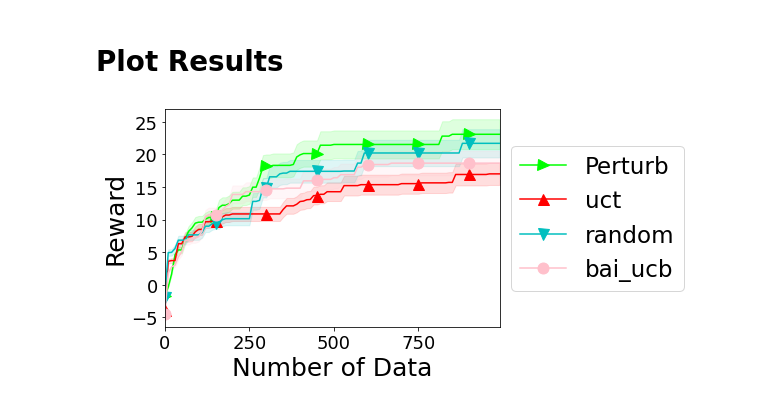
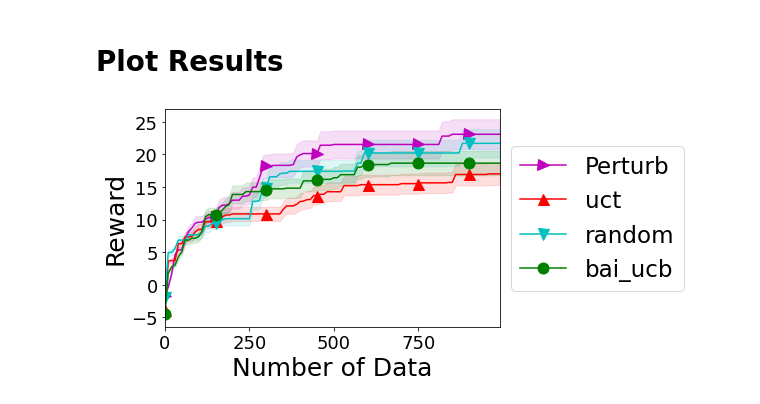
Before and after one commit to jdj2261/pytamp, a Jupyter notebook: results/benchmark1_result.ipynb, the cells around one changed output. Saved outputs shown, nothing was run; the diff lists cells and outputs as text; code cells hidden in the pictures.

```diff
--- a/results/benchmark1_result.ipynb
+++ b/results/benchmark1_result.ipynb
@@ -113,18 +113,18 @@ end_num = 0
 algo = "bai_ucb"
 filename = f'benchmark1_result/benchmark1_test_algo({algo})_budget({budgets})_seed({seed})_{end_num}.npy'
 
-random_final_level_1_values = []
-random_final_level_2_values = []
-random_final_pnp_all_joint_paths = []
+bai_ucb_final_level_1_values = []
+bai_ucb_final_level_2_values = []
+bai_ucb_final_pnp_all_joint_paths = []
 
 with open(filename,'rb') as f:
     data_for_seed = np.load(f, allow_pickle=True)
-    random_final_level_1_values.append(data_for_seed['level_1_values'])
-    random_final_level_2_values.append(data_for_seed['level_2_values'])
-    random_final_pnp_all_joint_paths.append(data_for_seed['pnp_all_joint_paths'])
+    bai_ucb_final_level_1_values.append(data_for_seed['level_1_values'])
+    bai_ucb_final_level_2_values.append(data_for_seed['level_2_values'])
+    bai_ucb_final_pnp_all_joint_paths.append(data_for_seed['pnp_all_joint_paths'])
 
 fig, ax = p_utils.init_2d_figure("test")
-mean_result = np.mean(random_final_level_1_values[0], axis=0)
+mean_result = np.mean(bai_ucb_final_level_1_values[0], axis=0)
 p_utils.plot_values(
     ax,
     mean_result,
@@ -177,23 +177,23 @@ for idx, algo in enumerate(algos):
 # %%
 
 test = [[] for _ in range(len(algos))]
 for idx, algo in enumerate(algos):
     for i in range(n_seeds):
         test[idx].append(np.mean(final_level_1_values[idx][i], axis=0))
 
 # result = np.mean(test, axis=0)
 x_list = 10*np.arange(len(test[0][0]))
 plt.xlim([np.min(x_list),np.max(x_list)])
-linearplot_with_confidence(x_list, test[0], "Perturb", ">", "lime")
+linearplot_with_confidence(x_list, test[0], "Perturb", ">", "m")
 linearplot_with_confidence(x_list, test[1], "uct", "^", "r")
 linearplot_with_confidence(x_list, test[2], "random", "v", "c")
-linearplot_with_confidence(x_list, test[3], "bai_ucb", "o", "pink")
+linearplot_with_confidence(x_list, test[3], "bai_ucb", "o", "g")
 plt.xlabel("Number of Data",fontsize=25)
 plt.ylabel("Reward",fontsize=25)
 
 plt.xticks(x_list[::25],x_list[::25],fontsize=18)
 plt.yticks(fontsize=18)
 plt.legend(loc='center left', bbox_to_anchor=(1, 0.5), prop={'size' : 23})
 plt.show()
 # %% [output]
-[figure, old version]
+[figure, new version]
```
Also changed, not shown: parts of 1 cell of this notebook.
